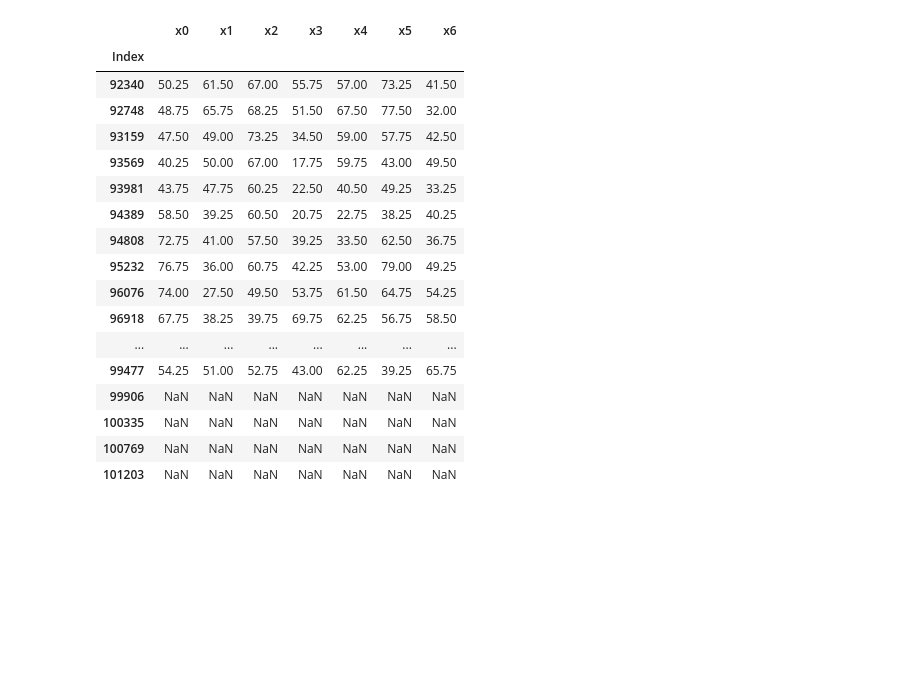
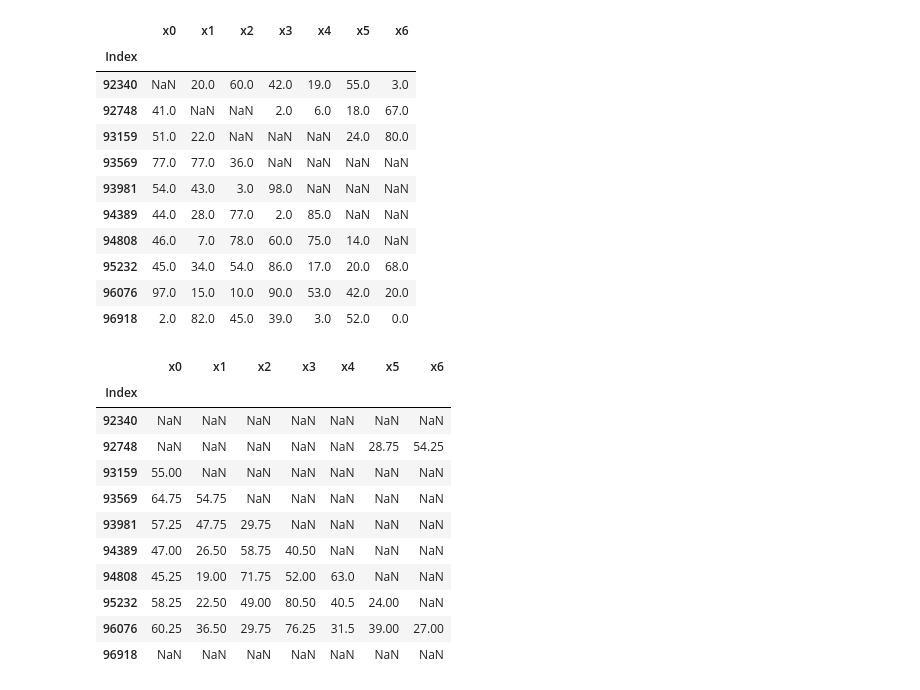
Before and after one commit to yumichael/g-research-ffc2018, a Jupyter notebook: models/features.ipynb, the cells around one changed output. Drawn from its saved outputs; the diff is of its cells as text; code cells hidden in the pictures; blank space fills up the shorter version.

```diff
--- a/models/features.ipynb
+++ b/models/features.ipynb
@@ -37,4 +39,4 @@ tots = pd.concat(cols, axis=1)
 # %%
 raise Stop
-test = dh[dh.Stock == 0][feats].iloc[140:160]
+test = dh[dh.Stock == 0][feats].iloc[140:150]
 test = (np.random.randint(0, 100, size=test.shape) + test * 0).astype(int)
@@ -62,22 +43,35 @@ test
+# %%
+for i in range(7):
+    test.iloc[i, i: i + i + 1] = np.nan
+test
+# %% [output]
+|  | x0 | x1 | x2 | x3 | x4 | x5 | x6 |
+| Index |  |  |  |  |  |  |  |
+| 92340 | NaN | 20.0 | 60.0 | 42.0 | 19.0 | 55.0 | 3.0 |
+| 92748 | 41.0 | NaN | NaN | 2.0 | 6.0 | 18.0 | 67.0 |
+| 93159 | 51.0 | 22.0 | NaN | NaN | NaN | 24.0 | 80.0 |
+| 93569 | 77.0 | 77.0 | 36.0 | NaN | NaN | NaN | NaN |
+| 93981 | 54.0 | 43.0 | 3.0 | 98.0 | NaN | NaN | NaN |
+| 94389 | 44.0 | 28.0 | 77.0 | 2.0 | 85.0 | NaN | NaN |
+| 94808 | 46.0 | 7.0 | 78.0 | 60.0 | 75.0 | 14.0 | NaN |
+| 95232 | 45.0 | 34.0 | 54.0 | 86.0 | 17.0 | 20.0 | 68.0 |
+| 96076 | 97.0 | 15.0 | 10.0 | 90.0 | 53.0 | 42.0 | 20.0 |
+| 96918 | 2.0 | 82.0 | 45.0 | 39.0 | 3.0 | 52.0 | 0.0 |
 # %%
 test.rolling(4, 1).mean().shift(1) # the mean of before not including up to
 test.rolling(4, 1).mean().shift(-4) # the mean of after not including current
+test.rolling(3, 3, center=True).mean() # the mean of after not including current
+test.rolling(3, 3, center=True, win_type='triang').mean()
 # %% [output]
 |  | x0 | x1 | x2 | x3 | x4 | x5 | x6 |
 | Index |  |  |  |  |  |  |  |
-| 92340 | 50.25 | 61.50 | 67.00 | 55.75 | 57.00 | 73.25 | 41.50 |
-| 92748 | 48.75 | 65.75 | 68.25 | 51.50 | 67.50 | 77.50 | 32.00 |
-| 93159 | 47.50 | 49.00 | 73.25 | 34.50 | 59.00 | 57.75 | 42.50 |
-| 93569 | 40.25 | 50.00 | 67.00 | 17.75 | 59.75 | 43.00 | 49.50 |
-| 93981 | 43.75 | 47.75 | 60.25 | 22.50 | 40.50 | 49.25 | 33.25 |
-| 94389 | 58.50 | 39.25 | 60.50 | 20.75 | 22.75 | 38.25 | 40.25 |
-| 94808 | 72.75 | 41.00 | 57.50 | 39.25 | 33.50 | 62.50 | 36.75 |
-| 95232 | 76.75 | 36.00 | 60.75 | 42.25 | 53.00 | 79.00 | 49.25 |
-| 96076 | 74.00 | 27.50 | 49.50 | 53.75 | 61.50 | 64.75 | 54.25 |
-| 96918 | 67.75 | 38.25 | 39.75 | 69.75 | 62.25 | 56.75 | 58.50 |
-| ... | ... | ... | ... | ... | ... | ... | ... |
-| 99477 | 54.25 | 51.00 | 52.75 | 43.00 | 62.25 | 39.25 | 65.75 |
-| 99906 | NaN | NaN | NaN | NaN | NaN | NaN | NaN |
-| 100335 | NaN | NaN | NaN | NaN | NaN | NaN | NaN |
-| 100769 | NaN | NaN | NaN | NaN | NaN | NaN | NaN |
-| 101203 | NaN | NaN | NaN | NaN | NaN | NaN | NaN |
+| 92340 | NaN | NaN | NaN | NaN | NaN | NaN | NaN |
+| 92748 | NaN | NaN | NaN | NaN | NaN | 28.75 | 54.25 |
+| 93159 | 55.00 | NaN | NaN | NaN | NaN | NaN | NaN |
+| 93569 | 64.75 | 54.75 | NaN | NaN | NaN | NaN | NaN |
+| 93981 | 57.25 | 47.75 | 29.75 | NaN | NaN | NaN | NaN |
+| 94389 | 47.00 | 26.50 | 58.75 | 40.50 | NaN | NaN | NaN |
+| 94808 | 45.25 | 19.00 | 71.75 | 52.00 | 63.0 | NaN | NaN |
+| 95232 | 58.25 | 22.50 | 49.00 | 80.50 | 40.5 | 24.00 | NaN |
+| 96076 | 60.25 | 36.50 | 29.75 | 76.25 | 31.5 | 39.00 | 27.00 |
+| 96918 | NaN | NaN | NaN | NaN | NaN | NaN | NaN |
```
Also changed, not shown: parts of 8 cells of this notebook, 1 other file.
